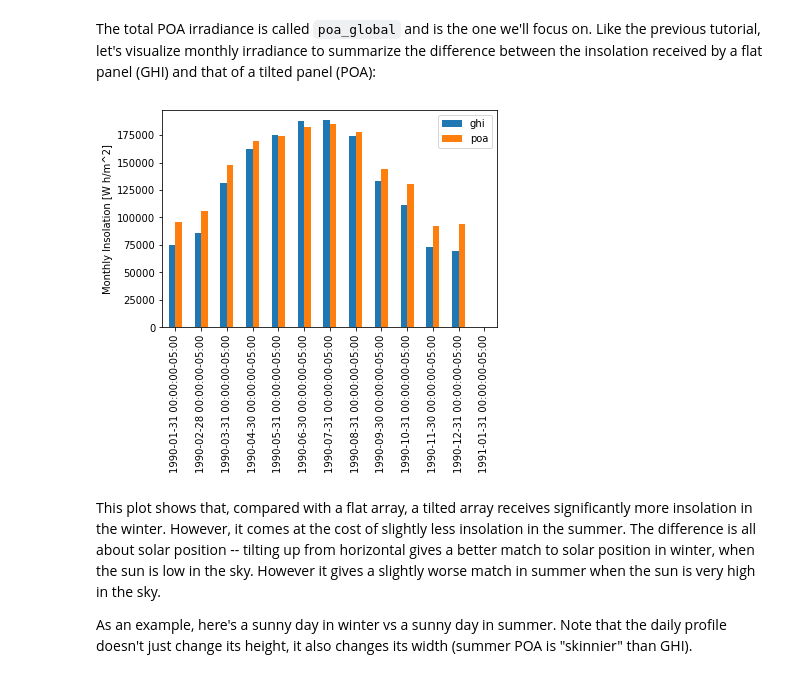
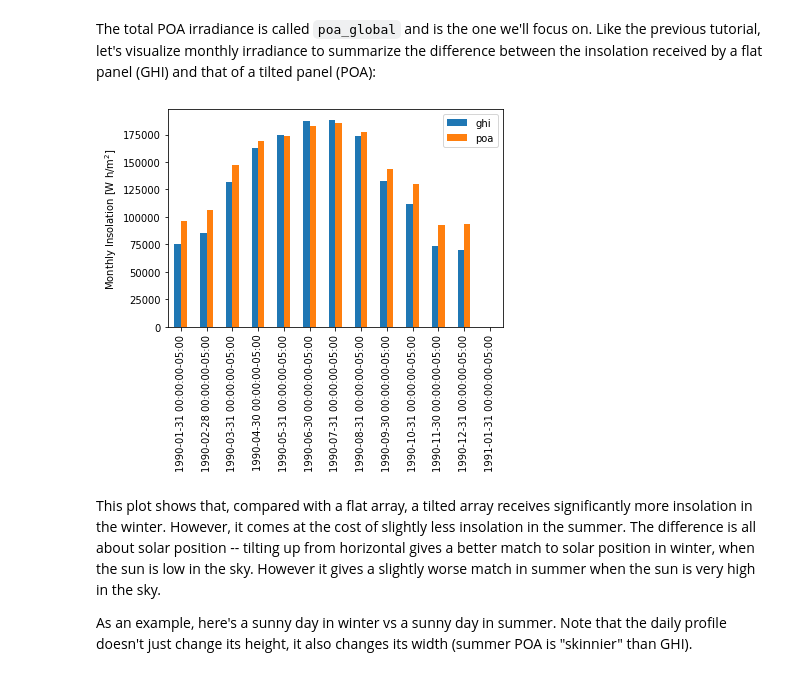
Before and after one commit to PV-Tutorials/pyData-2021-Solar-PV-Modeling, a Jupyter notebook: Tutorial 2 - POA Irradiance.ipynb, the cells around one changed output. Cells and saved outputs as stored; diff of their text form; code cells hidden in the pictures.

```diff
--- a/Tutorial 2 - POA Irradiance.ipynb
+++ b/Tutorial 2 - POA Irradiance.ipynb
@@ -120,13 +120,13 @@ The total POA irradiance is called `poa_global` and is the one we'll focus on. L
 # %%
 df = pd.DataFrame({
     'ghi': df_tmy['GHI'],
     'poa': df_poa['poa_global'],
 })
 df_monthly = df.resample('M').sum()
 df_monthly.plot.bar()
-plt.ylabel('Monthly Insolation [W h/m^2]');
+plt.ylabel('Monthly Insolation [W h/m$^2$]');
 # %% [output]
-[figure, old version]
+[figure, new version]
 # %% [markdown]
 This plot shows that, compared with a flat array, a tilted array receives significantly more insolation in the winter.  However, it comes at the cost of slightly less insolation in the summer.  The difference is all about solar position -- tilting up from horizontal gives a better match to solar position in winter, when the sun is low in the sky.  However it gives a slightly worse match in summer when the sun is very high in the sky.
 
```
Also changed, not shown: parts of 4 cells of this notebook, 5 other files.
